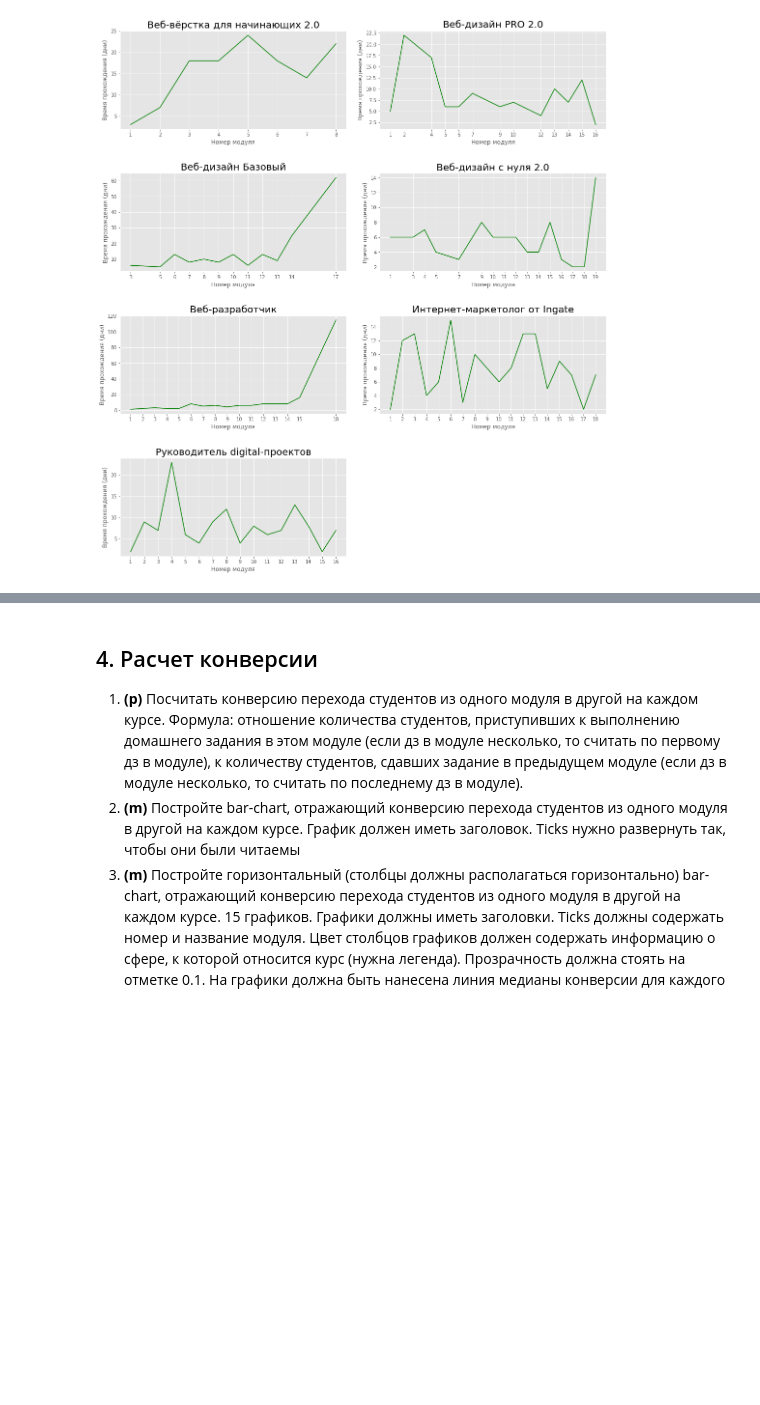
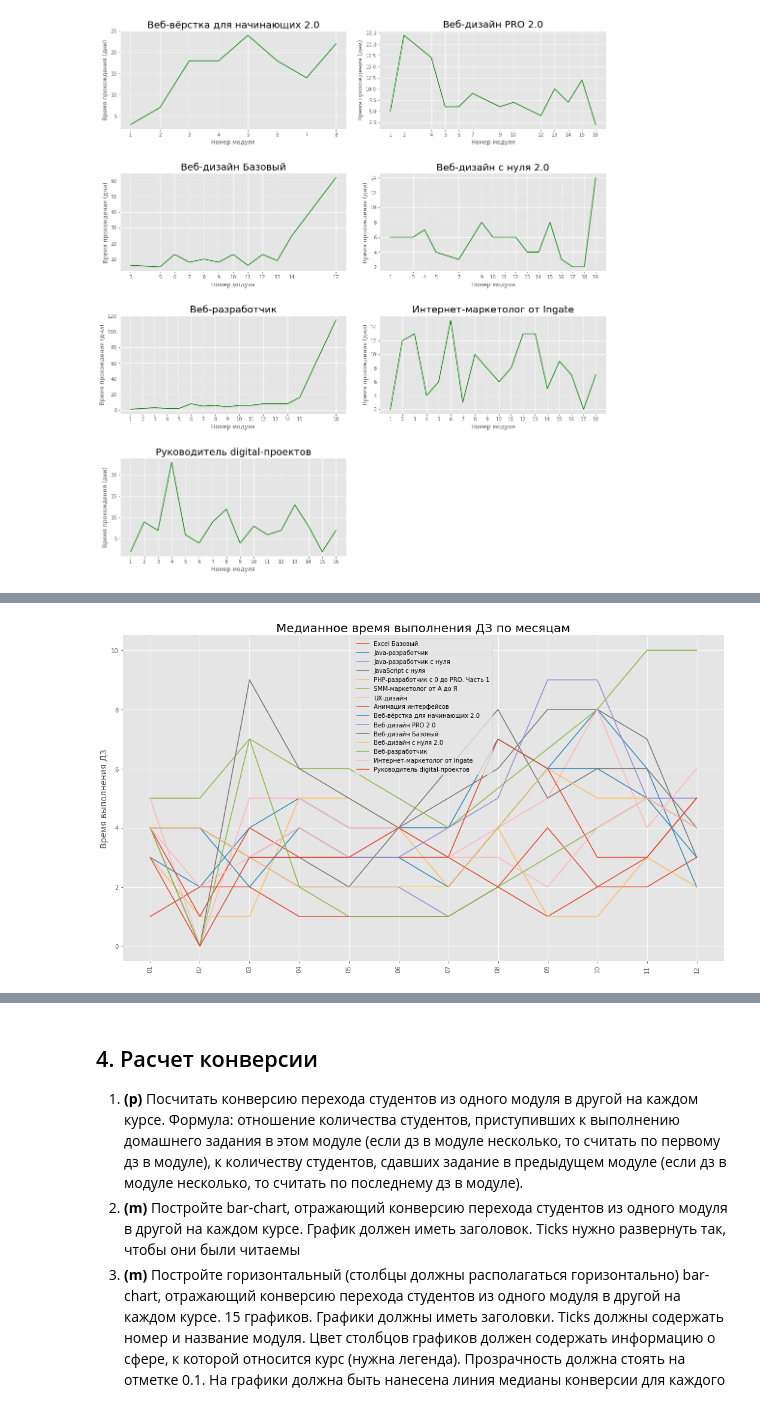
Before and after one commit to Dreeamcatcher/repo, a Jupyter notebook: skillbox/Data analytics - junior/course works/1/Coursework_analytics_1.ipynb, the cells around one changed output, grey strips where cells are left out. Drawn from its saved outputs; the diff is of its cells as text; code cells hidden in the pictures; blank space fills up the shorter version.

```diff
--- a/skillbox/Data analytics - junior/course works/1/Coursework_analytics_1.ipynb
+++ b/skillbox/Data analytics - junior/course works/1/Coursework_analytics_1.ipynb
@@ -598,0 +625,28 @@ for fig_number in range(1, math.ceil(len(titles) / LIMIT_SUBPLOTS) + 1 ):
+# %%
+# ЗАДАНИЕ 3.4
+# инициализируем
+fig, subplot = plt.subplots()
+fig.set_size_inches(18, 10)
+# настраиваем холст
+subplot.grid(True)
+plt.xticks(rotation=90, fontsize='10')
+plt.subplots_adjust(wspace=0.15, hspace=0.45)
+# # удаляем рамку
+subplot.spines['top'].set_visible(False)
+subplot.spines['right'].set_visible(False)
+subplot.spines['bottom'].set_visible(False)
+subplot.spines['left'].set_visible(False)
+plt.ylabel("Время выполнения ДЗ (в днях)", fontsize=14)
+plt.title("Медианное время выполнения ДЗ по месяцам", fontsize=20)
+
+for index, title in enumerate(titles):
+    # извлекаем значения осей
+    y_values = season_df[season_df.course_title == title]['duration'].astype('timedelta64[D]')
+    x_values = season_df[season_df.course_title == title]['month_number'].values
+    # рисуем
+    subplot.plot(x_values, y_values, label=title)
+
+plt.legend(loc='upper center')
+plt.show()
+# %% [output]
+[figure, added]
```
Also changed, not shown: parts of 16 cells of this notebook.
